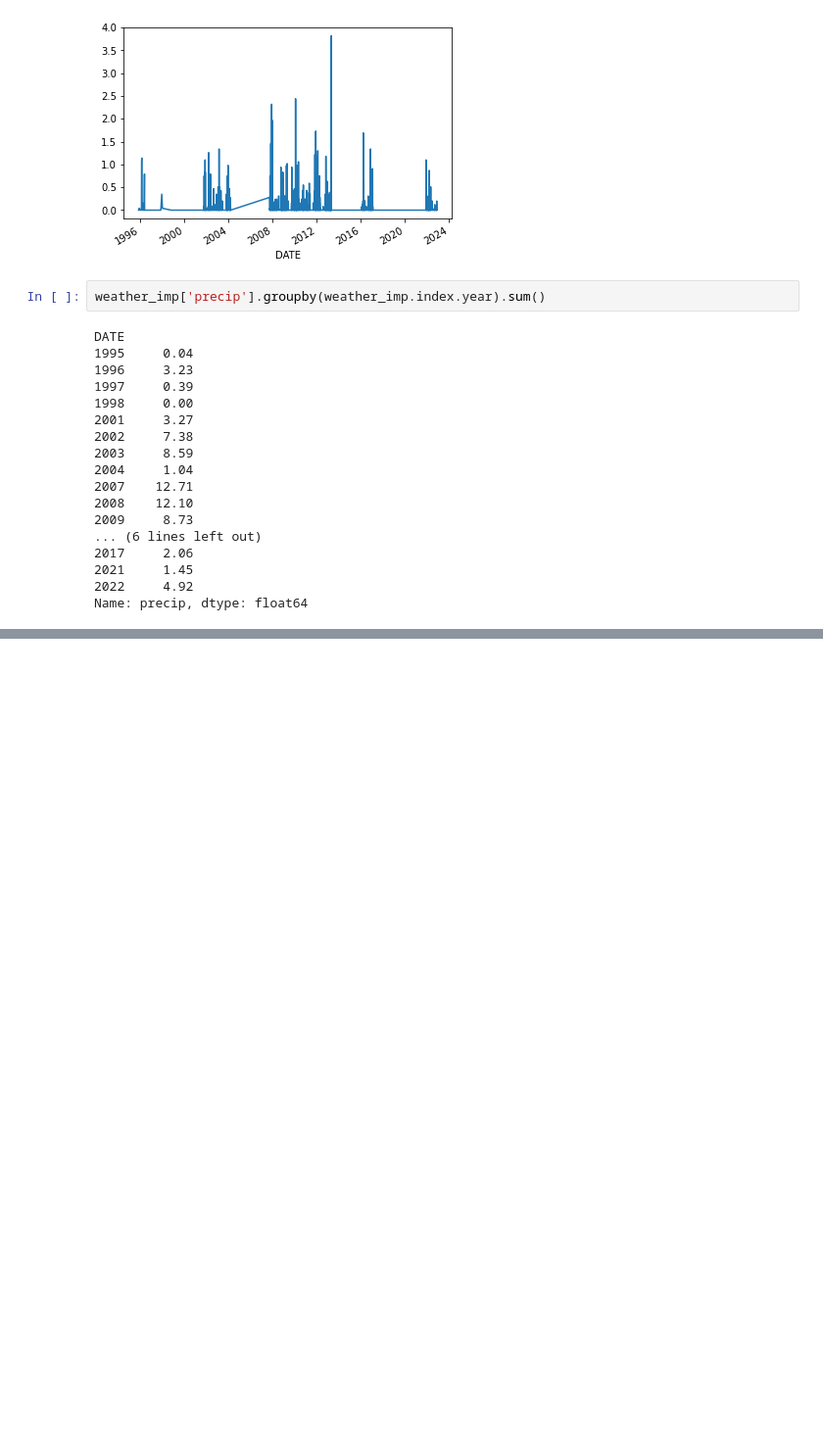
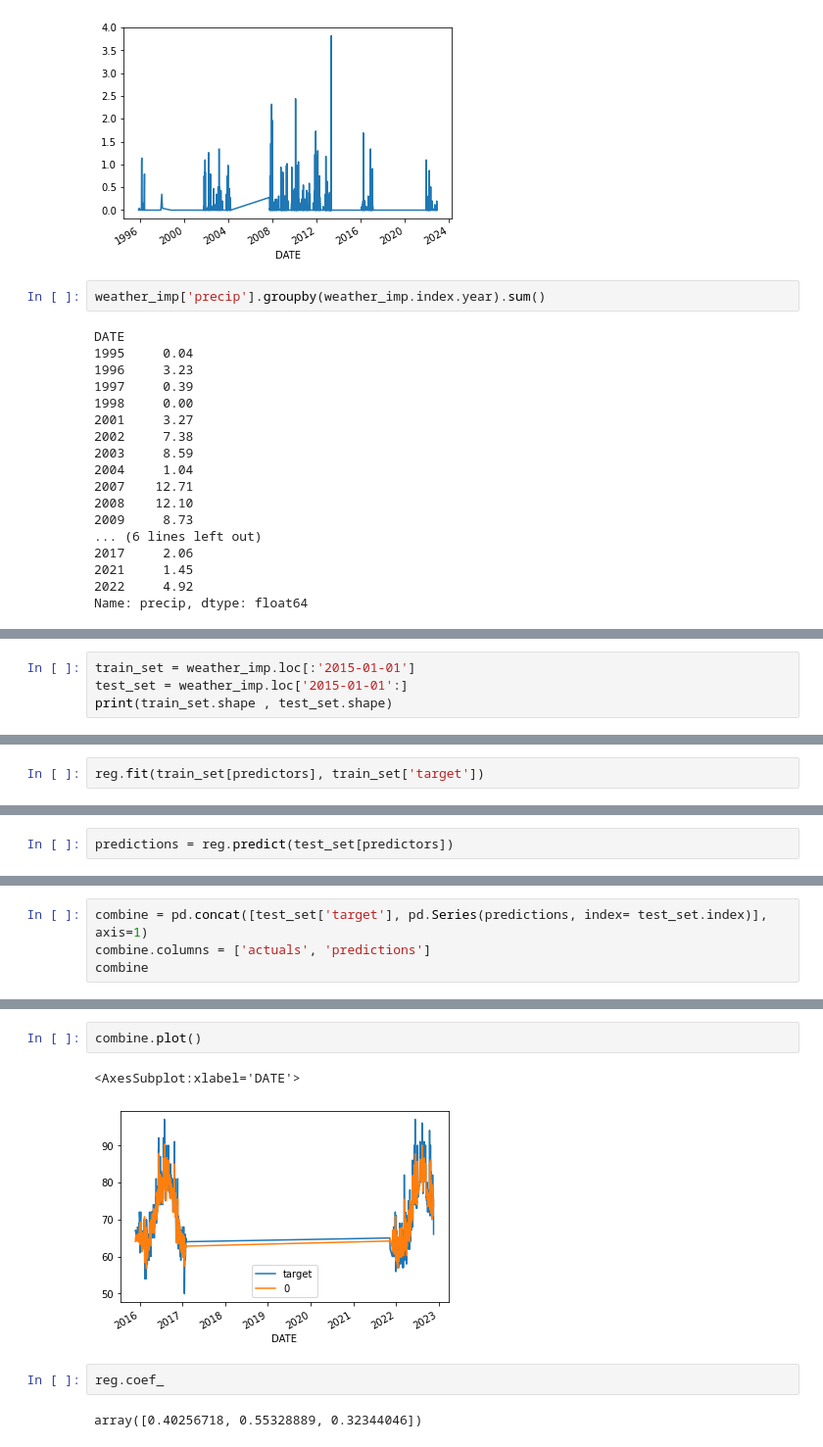
Before and after one commit to MouadBaghdadi/Oran_weather_prediction, a Jupyter notebook: predictweather.ipynb, the cells around one changed output, grey strips where cells are left out. Shown at 98% size. Saved outputs shown, nothing was run; the diff lists cells and outputs as text; blank space fills up the shorter version.

```diff
--- a/predictweather.ipynb
+++ b/predictweather.ipynb
@@ -259,0 +302,4 @@ Name: precip, dtype: float64
+# %%
+train_set = weather_imp.loc[:'2015-01-01']
+test_set = weather_imp.loc['2015-01-01':]
+print(train_set.shape , test_set.shape)
@@ -259,0 +308,2 @@ Name: precip, dtype: float64
+# %%
+reg.fit(train_set[predictors], train_set['target'])
@@ -259,0 +312,2 @@ Name: precip, dtype: float64
+# %%
+predictions = reg.predict(test_set[predictors])
@@ -259,0 +320,4 @@ Name: precip, dtype: float64
+# %%
+combine = pd.concat([test_set['target'], pd.Series(predictions, index= test_set.index)], axis=1)
+combine.columns = ['actuals', 'predictions']
+combine
@@ -259,0 +339,9 @@ Name: precip, dtype: float64
+# %%
+combine.plot()
+# %% [output]
+<AxesSubplot:xlabel='DATE'>
+[figure, added]
+# %%
+reg.coef_
+# %% [output]
+array([0.40256718, 0.55328889, 0.32344046])
```
Also changed, not shown: parts of 10 cells of this notebook.
